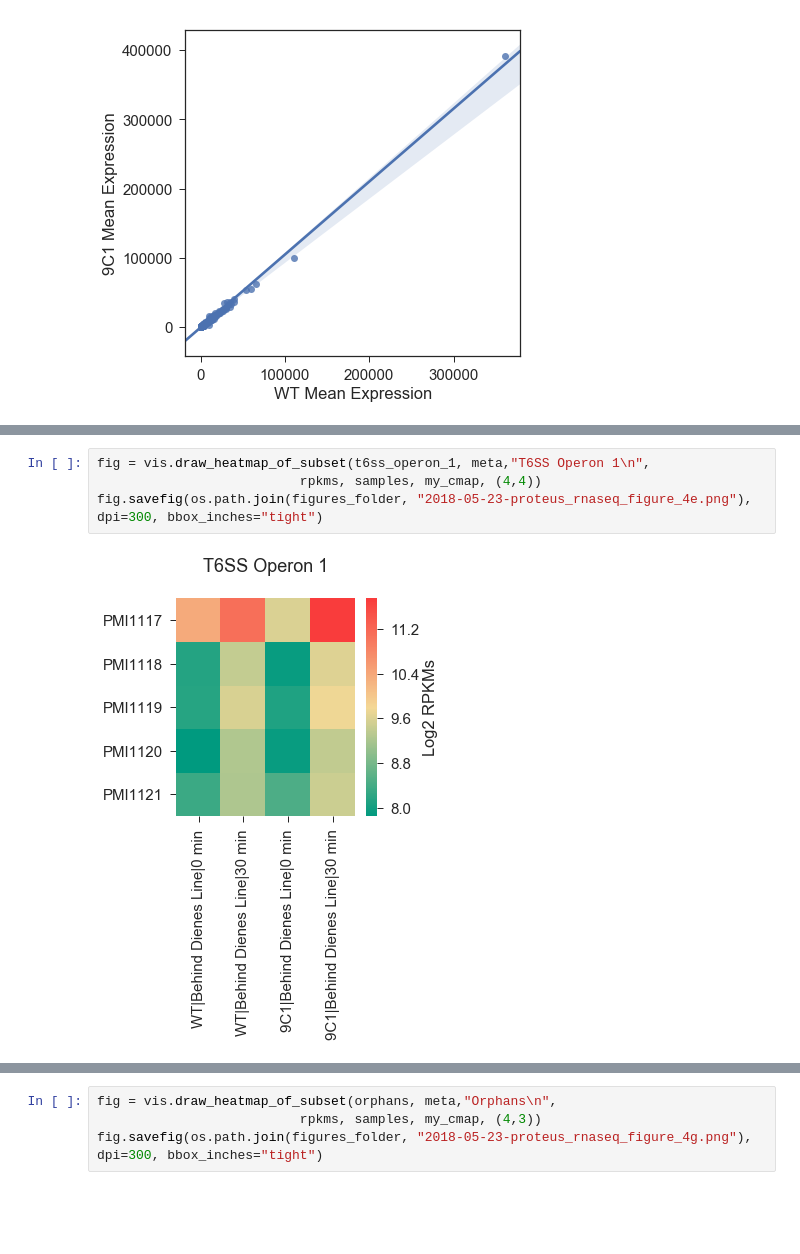
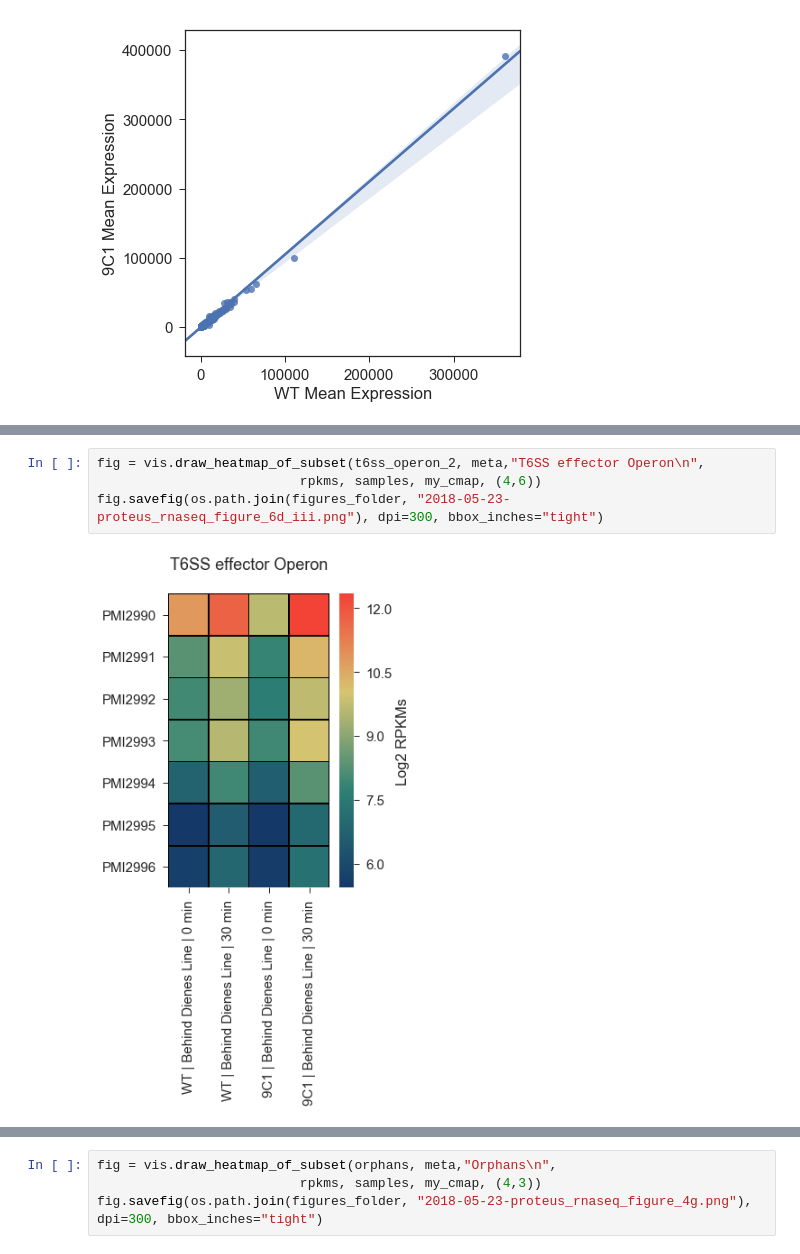
Before and after one commit to ASintsova/spatial_dynamics_of_gene_expression_in_response_to_T6SS_attack, a Jupyter notebook: lib/figure_6.ipynb, the cells around one changed output, grey strips where cells are left out. Drawn from its saved outputs; the diff is of its cells as text; blank space fills up the shorter version.

```diff
--- a/lib/figure_6.ipynb
+++ b/lib/figure_6.ipynb
@@ -269,6 +306,6 @@ fig.savefig(os.path.join(figures_folder, "2018-05-23-proteus_rnaseq_figure_4d.pn
 # %%
-fig = vis.draw_heatmap_of_subset(t6ss_operon_1, meta,"T6SS Operon 1\n",
-                          rpkms, samples, my_cmap, (4,4))
-fig.savefig(os.path.join(figures_folder, "2018-05-23-proteus_rnaseq_figure_4e.png"), dpi=300, bbox_inches="tight")
+fig = vis.draw_heatmap_of_subset(t6ss_operon_2, meta,"T6SS effector Operon\n",
+                          rpkms, samples, my_cmap, (4,6))
+fig.savefig(os.path.join(figures_folder, "2018-05-23-proteus_rnaseq_figure_6d_iii.png"), dpi=300, bbox_inches="tight")
 # %% [output]
-[figure, old version]
+[figure, new version]
```
Also changed, not shown: parts of 16 cells of this notebook, 4 other files.
